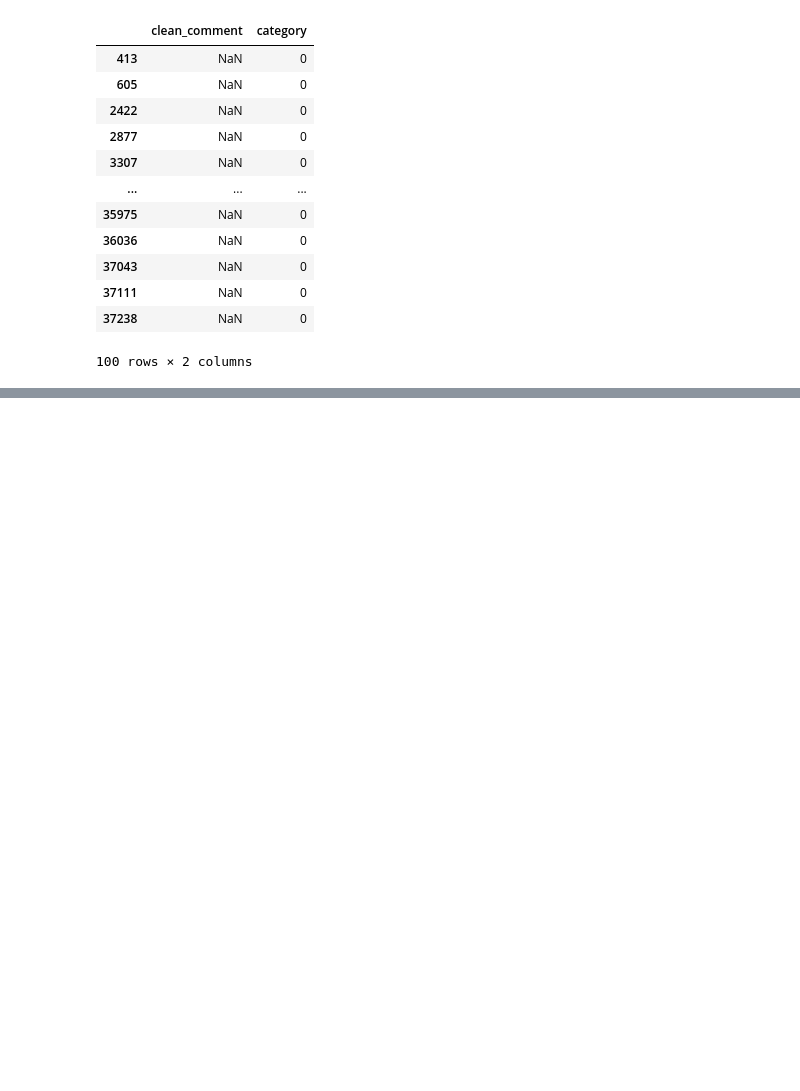
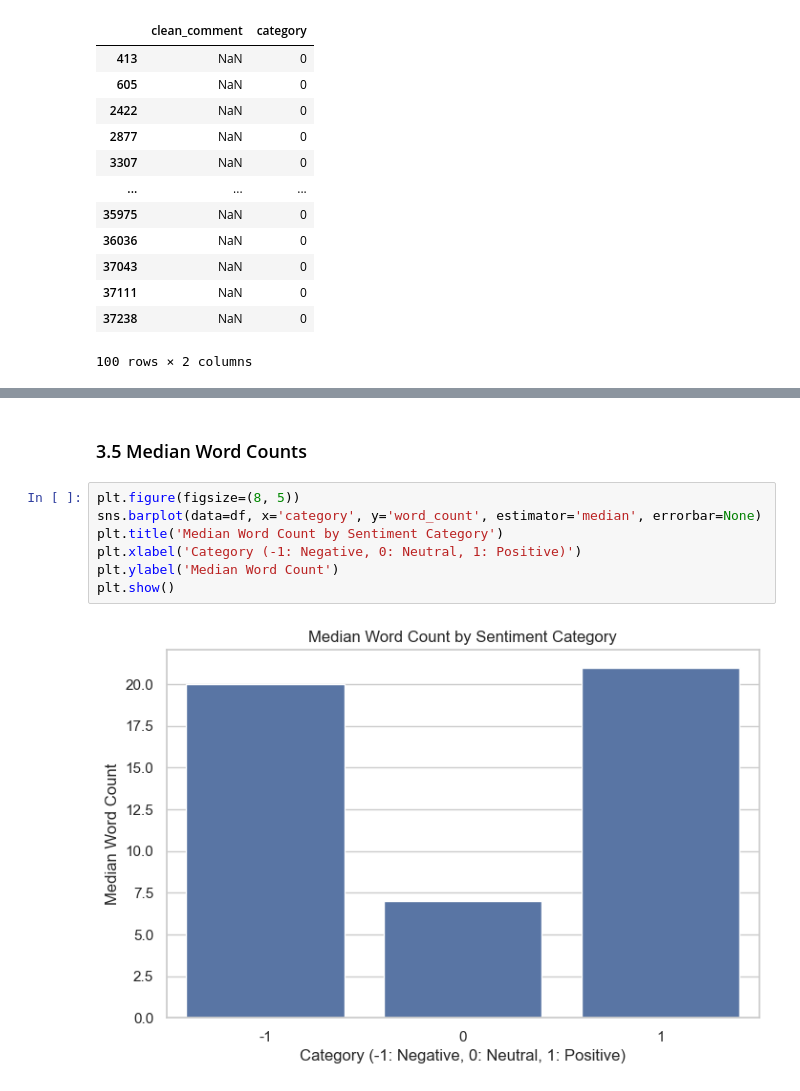
Before and after one commit to Rasath16/Youtube-Sentiment-Pipeline, a Jupyter notebook: EDA_notebook.ipynb, the cells around one changed output, grey strips where cells are left out. Cells and saved outputs as stored; diff of their text form; blank space fills up the shorter version.

```diff
--- a/EDA_notebook.ipynb
+++ b/EDA_notebook.ipynb
@@ -165,0 +243,11 @@ comments_with_newline_remaining
+# %% [markdown]
+### 3.5 Median Word Counts
+# %%
+plt.figure(figsize=(8, 5))
+sns.barplot(data=df, x='category', y='word_count', estimator='median', errorbar=None)
+plt.title('Median Word Count by Sentiment Category')
+plt.xlabel('Category (-1: Negative, 0: Neutral, 1: Positive)')
+plt.ylabel('Median Word Count')
+plt.show()
+# %% [output]
+[figure, added]
```
Also changed, not shown: parts of 32 cells of this notebook.
